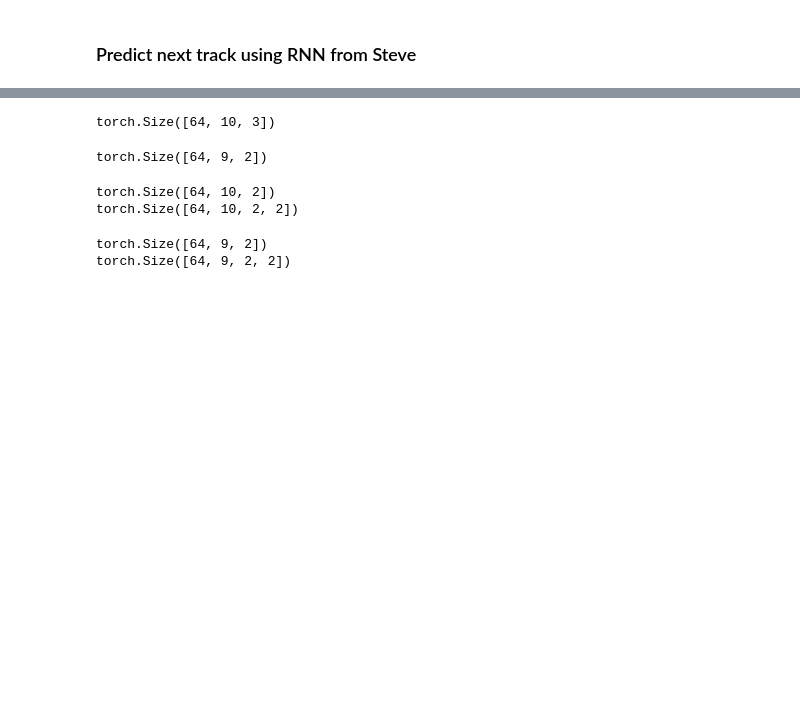
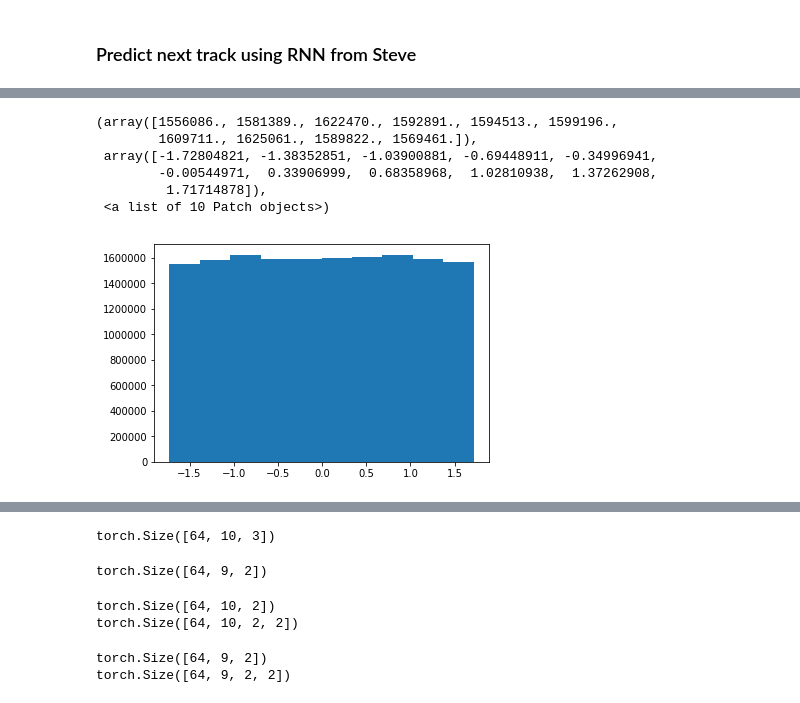
Before and after one commit to xju2/trackingML, a Jupyter notebook: rnn steve.ipynb, the cells around one changed output, grey strips where cells are left out. Saved outputs shown, nothing was run; the diff lists cells and outputs as text; code cells hidden in the pictures; blank space fills up the shorter version.

```diff
--- a/rnn steve.ipynb
+++ b/rnn steve.ipynb
@@ -153,0 +134,10 @@ input_t = torch.from_numpy(np.array(track_list[0:64]))
+# %%
+plt.hist(track_arrays[:, :, 1].flatten())
+# %% [output]
+(array([1556086., 1581389., 1622470., 1592891., 1594513., 1599196.,
+        1609711., 1625061., 1589822., 1569461.]),
+ array([-1.72804821, -1.38352851, -1.03900881, -0.69448911, -0.34996941,
+        -0.00544971,  0.33906999,  0.68358968,  1.02810938,  1.37262908,
+         1.71714878]),
+ <a list of 10 Patch objects>)
+[figure, added]
```
Also changed, not shown: parts of 66 cells of this notebook.
